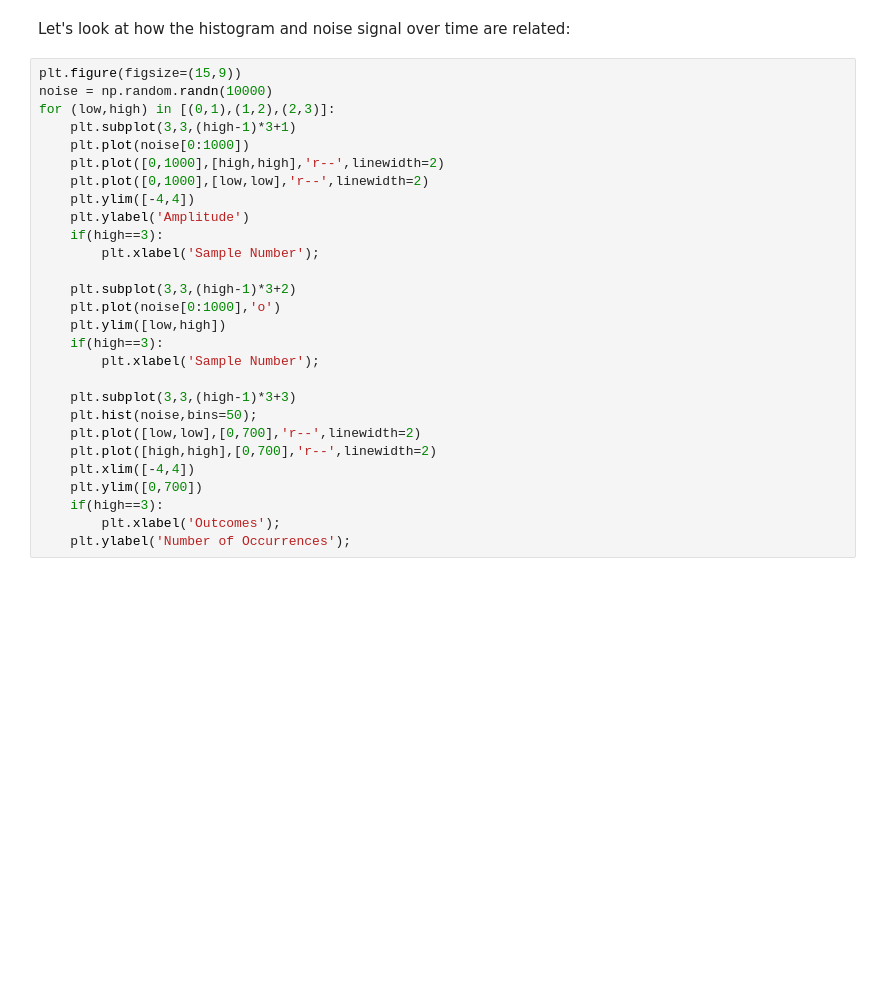
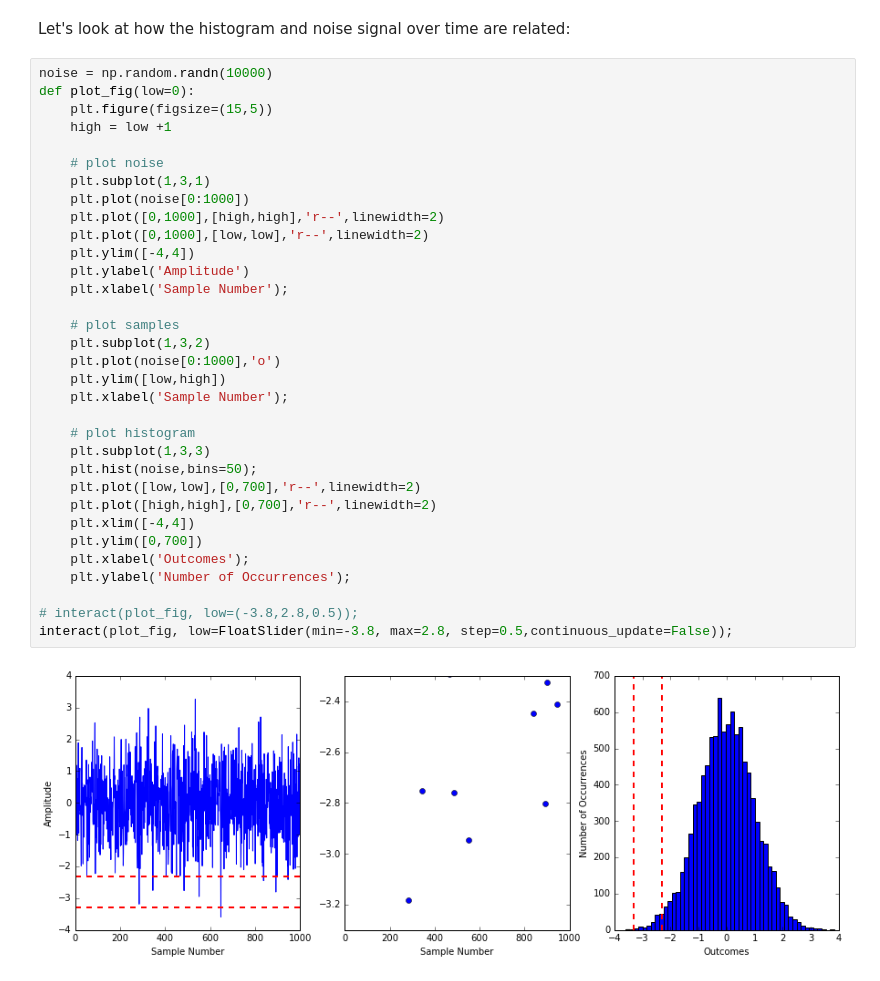
Before and after one commit to gabeschamberg/educational, a Jupyter notebook: notebooks/probability_intro.ipynb, the cells around one changed output. Saved outputs shown, nothing was run; the diff lists cells and outputs as text; blank space fills up the shorter version.

Commit message:
added interactivity to last plot

```diff
--- a/notebooks/probability_intro.ipynb
+++ b/notebooks/probability_intro.ipynb
@@ -119,30 +142,37 @@ for (num_samples,num_bins) in [(100,10),(1000,20),(10000,50)]:
 # %% [markdown]
 Let's look at how the histogram and noise signal over time are related:
 # %%
-plt.figure(figsize=(15,9))
 noise = np.random.randn(10000)
-for (low,high) in [(0,1),(1,2),(2,3)]:
-    plt.subplot(3,3,(high-1)*3+1)
+def plot_fig(low=0):
+    plt.figure(figsize=(15,5))
+    high = low +1
+
+    # plot noise
+    plt.subplot(1,3,1)
     plt.plot(noise[0:1000])
     plt.plot([0,1000],[high,high],'r--',linewidth=2)
     plt.plot([0,1000],[low,low],'r--',linewidth=2)
     plt.ylim([-4,4])
     plt.ylabel('Amplitude')
-    if(high==3):
-        plt.xlabel('Sample Number');
+    plt.xlabel('Sample Number');
 
-    plt.subplot(3,3,(high-1)*3+2)
+    # plot samples
+    plt.subplot(1,3,2)
     plt.plot(noise[0:1000],'o')
     plt.ylim([low,high])
-    if(high==3):
-        plt.xlabel('Sample Number');
+    plt.xlabel('Sample Number');
 
-    plt.subplot(3,3,(high-1)*3+3)
+    # plot histogram
+    plt.subplot(1,3,3)
     plt.hist(noise,bins=50);
     plt.plot([low,low],[0,700],'r--',linewidth=2)
     plt.plot([high,high],[0,700],'r--',linewidth=2)
     plt.xlim([-4,4])
     plt.ylim([0,700])
-    if(high==3):
-        plt.xlabel('Outcomes');
+    plt.xlabel('Outcomes');
     plt.ylabel('Number of Occurrences');
+
+# interact(plot_fig, low=(-3.8,2.8,0.5));
+interact(plot_fig, low=FloatSlider(min=-3.8, max=2.8, step=0.5,continuous_update=False));
+# %% [output]
+[figure, added]
```
Also changed, not shown: parts of 9 cells of this notebook.
